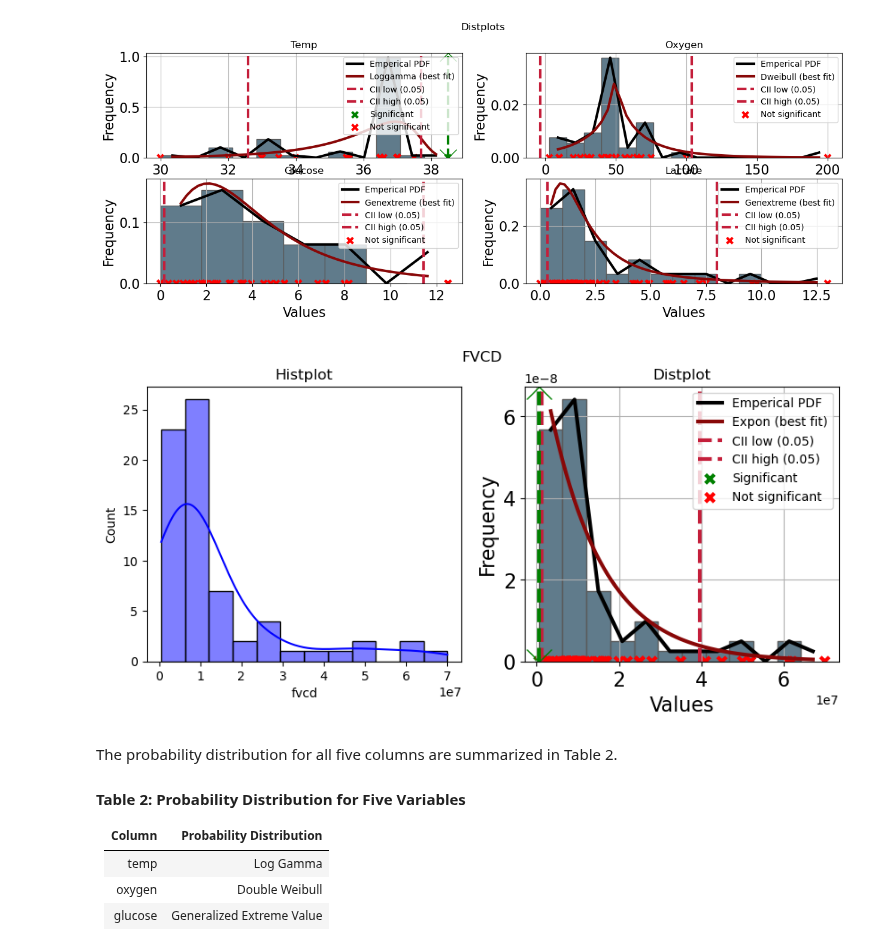
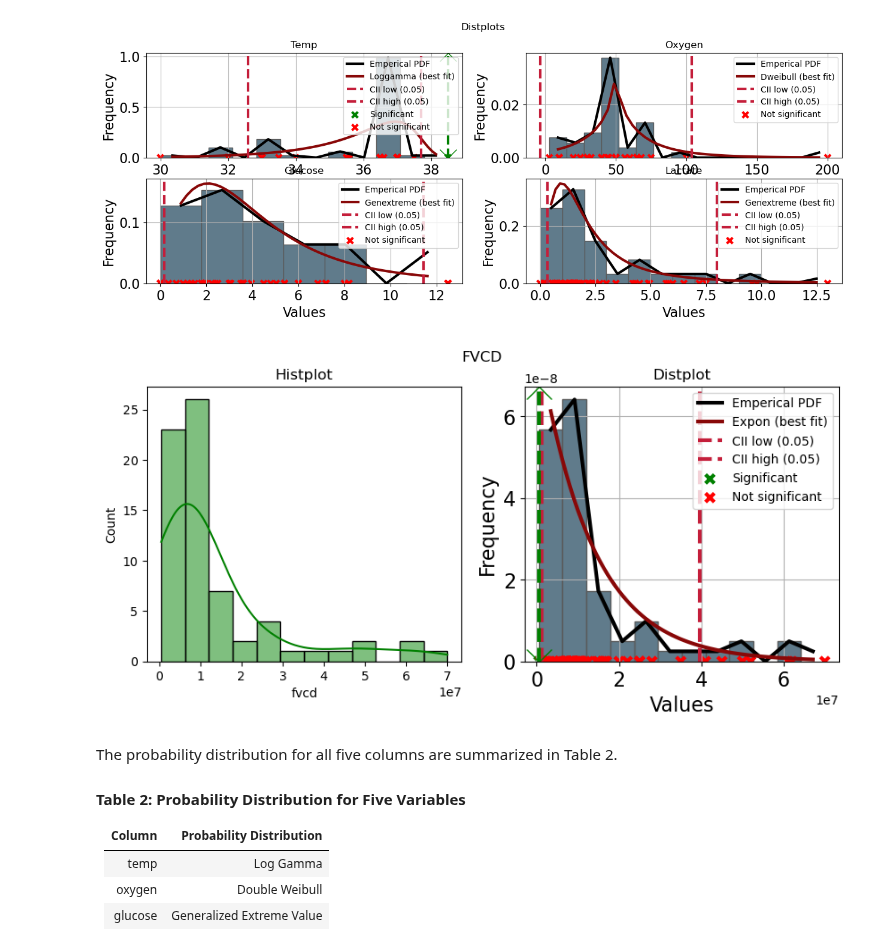
Before and after one commit to nurbujang/1progdaw23, a Jupyter notebook: project1.ipynb, the cells around one changed output. Drawn from its saved outputs; the diff is of its cells as text; code cells hidden in the pictures.

```diff
--- a/project1.ipynb
+++ b/project1.ipynb
@@ -367,21 +369,21 @@ axs[1,1].set_title('Lactate');
 # %%
 # For the dependent variable fvcd:
 
 fig, axs = plt.subplots(1, 2, figsize=[10, 4])
 fig.suptitle('FVCD')
 
 sns.histplot(df['fvcd'],
-             kde=True, color='blue', label='Data',
+             kde=True, color='green', label='Data',
              ax=axs[0]
              )
 
 #dists['temp']['fit'].plot(ax=axs[0])
 axs[0].set_title('Histplot')
 
 dists['fvcd']['fit'].plot(ax=axs[1])
 axs[1].set_title('Distplot');
 # %% [output]
-[figure, old version]
+[figure, new version]
 # %% [markdown]
 The probability distribution for all five columns are summarized in Table 2.
 
```
Also changed, not shown: parts of 10 cells of this notebook.
